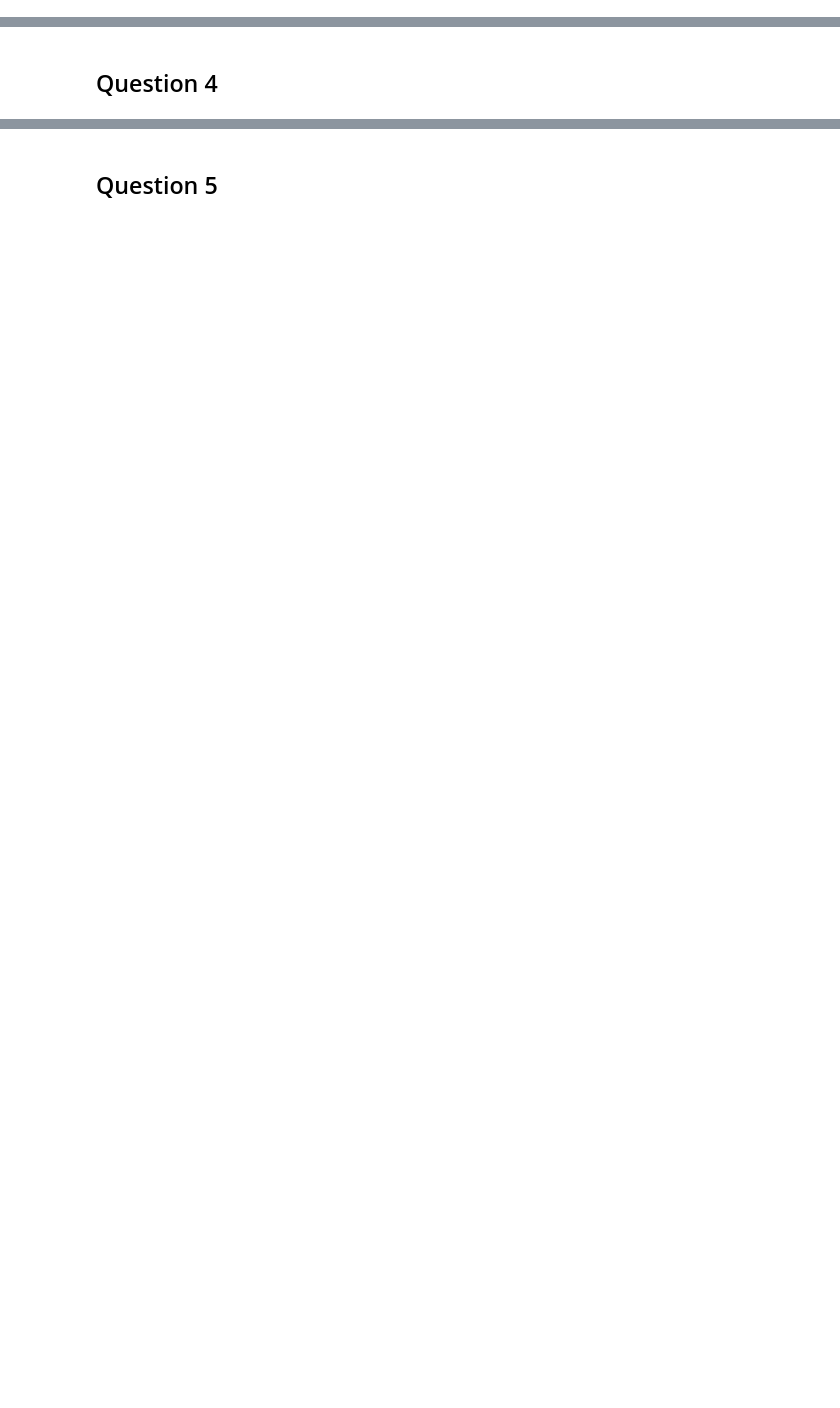
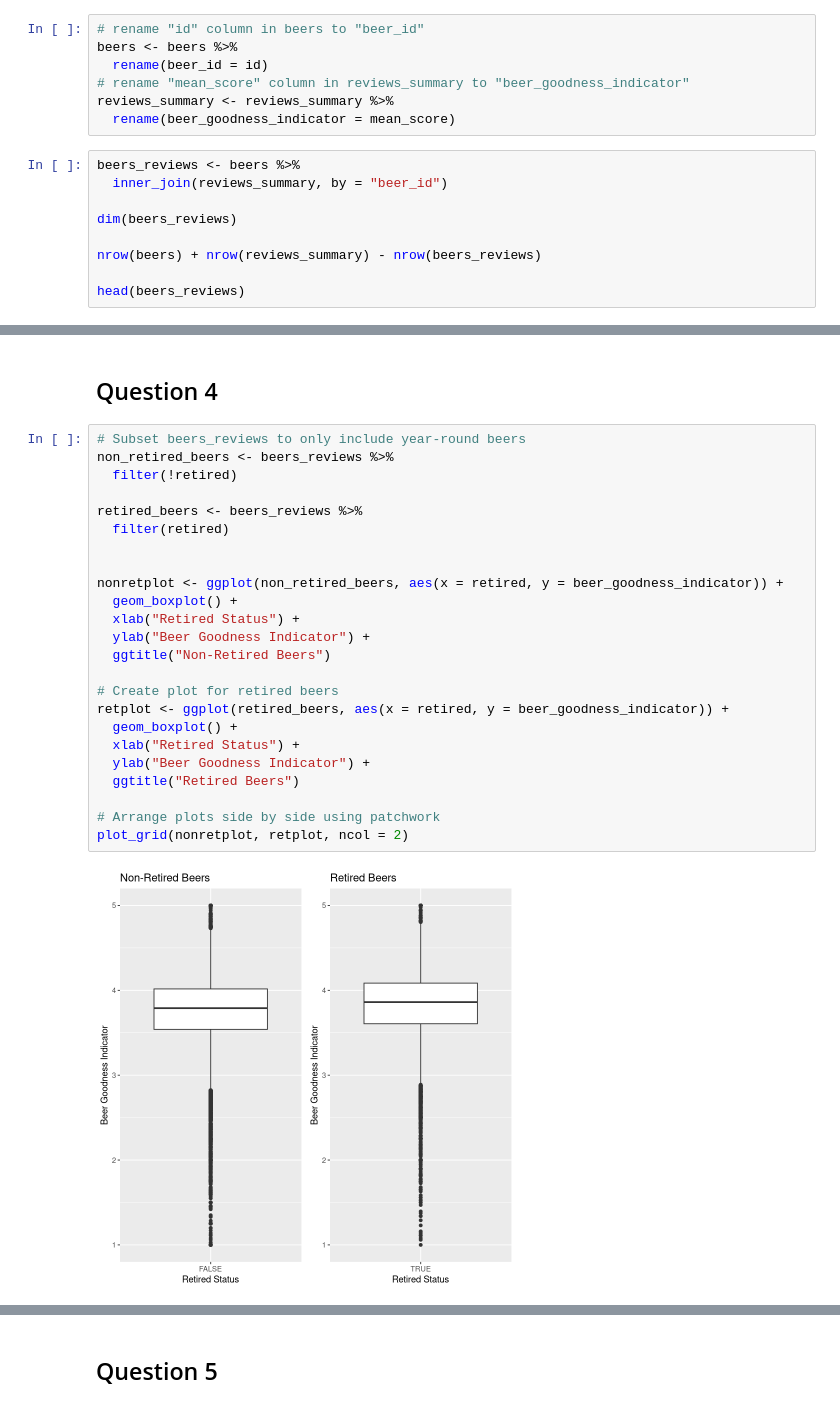
Before and after one commit to dwijenchawra/tdm202, a Jupyter notebook: project10/dwijen-chawra-project10.ipynb, the cells around one changed output, grey strips where cells are left out. Cells and saved outputs as stored; diff of their text form; blank space fills up the shorter version.

```diff
--- a/project10/dwijen-chawra-project10.ipynb
+++ b/project10/dwijen-chawra-project10.ipynb
@@ -77,2 +154,18 @@ Warning message:
 # %% [markdown]
 ## Question 3
+# %%
+# rename "id" column in beers to "beer_id"
+beers <- beers %>%
+  rename(beer_id = id)
+# rename "mean_score" column in reviews_summary to "beer_goodness_indicator"
+reviews_summary <- reviews_summary %>%
+  rename(beer_goodness_indicator = mean_score)
+# %%
+beers_reviews <- beers %>%
+  inner_join(reviews_summary, by = "beer_id")
+
+dim(beers_reviews)
+
+nrow(beers) + nrow(reviews_summary) - nrow(beers_reviews)
+
+head(beers_reviews)
@@ -79,2 +184,28 @@ Warning message:
 # %% [markdown]
 ## Question 4
+# %%
+# Subset beers_reviews to only include year-round beers
+non_retired_beers <- beers_reviews %>%
+  filter(!retired)
+
+retired_beers <- beers_reviews %>%
+  filter(retired)
+
+
+nonretplot <- ggplot(non_retired_beers, aes(x = retired, y = beer_goodness_indicator)) +
+  geom_boxplot() +
+  xlab("Retired Status") +
+  ylab("Beer Goodness Indicator") +
+  ggtitle("Non-Retired Beers")
+
+# Create plot for retired beers
+retplot <- ggplot(retired_beers, aes(x = retired, y = beer_goodness_indicator)) +
+  geom_boxplot() +
+  xlab("Retired Status") +
+  ylab("Beer Goodness Indicator") +
+  ggtitle("Retired Beers")
+
+# Arrange plots side by side using patchwork
+plot_grid(nonretplot, retplot, ncol = 2)
+# %% [output]
+[figure, added]
```
Also changed, not shown: parts of 10 cells of this notebook.
